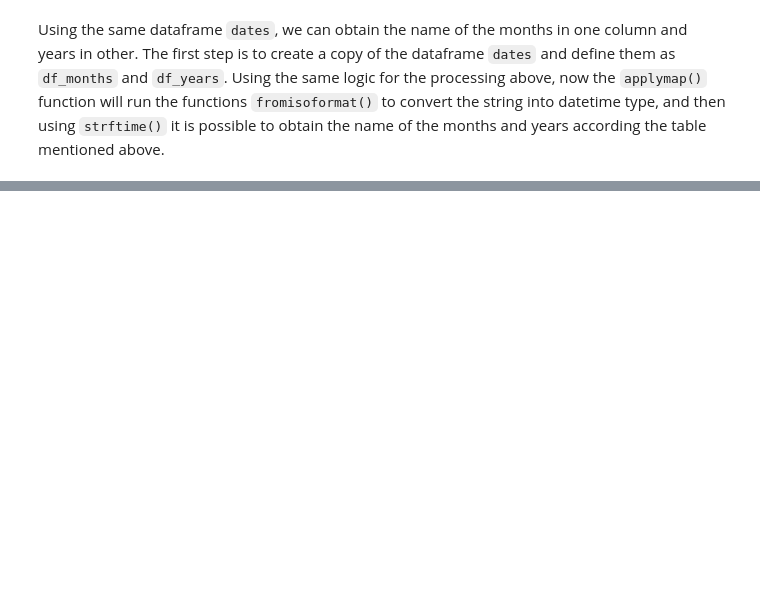
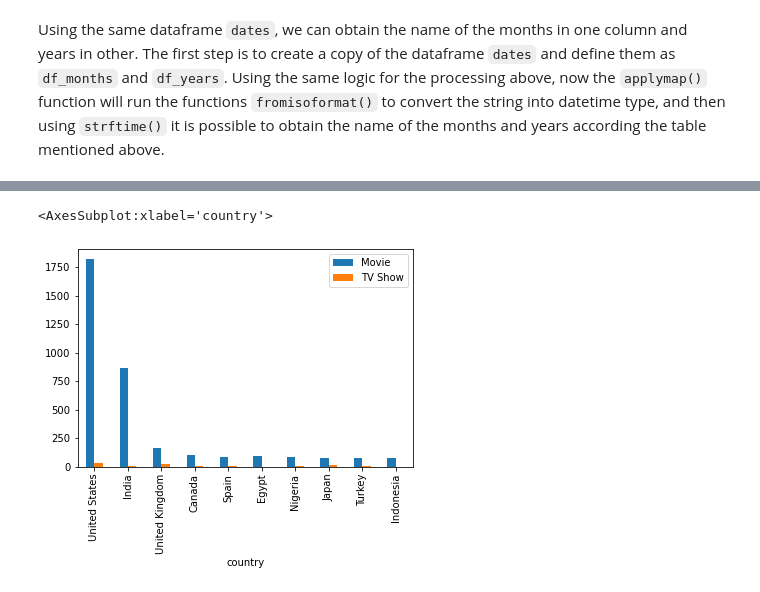
Before and after one commit to JG-Ancona/DigitalNovaScotia, a Jupyter notebook: Python/DataAssignmnet/MoviesData.ipynb, the cells around one changed output, grey strips where cells are left out. Saved outputs shown, nothing was run; the diff lists cells and outputs as text; code cells hidden in the pictures; blank space fills up the shorter version.

```diff
--- a/Python/DataAssignmnet/MoviesData.ipynb
+++ b/Python/DataAssignmnet/MoviesData.ipynb
@@ -176,0 +218,3 @@ df.head()
+# %%
+z = df[['country','type']].copy()
+z
@@ -176,0 +254,11 @@ df.head()
+# %%
+new = z.groupby(['country','type']).size()
+asd = pd.DataFrame(new)
+asd = asd.reset_index()
+asd = asd.pivot(index='country',columns='type',values=0).fillna(0).reset_index(drop=False)
+sum_=asd['Movie']+asd['TV Show']
+asd = pd.concat([asd,pd.DataFrame(sum_,columns=['Total'])],axis=1)
+asd = asd.sort_values('Total',ascending=False).reset_index(drop=True)
+# %%
+fig1 = asd.head(10).drop('Total',axis=1)
+fig1
@@ -176,0 +277,5 @@ df.head()
+# %%
+fig1.plot.bar(x='country')
+# %% [output]
+<AxesSubplot:xlabel='country'>
+[figure, added]
```
Also changed, not shown: parts of 9 cells of this notebook.
